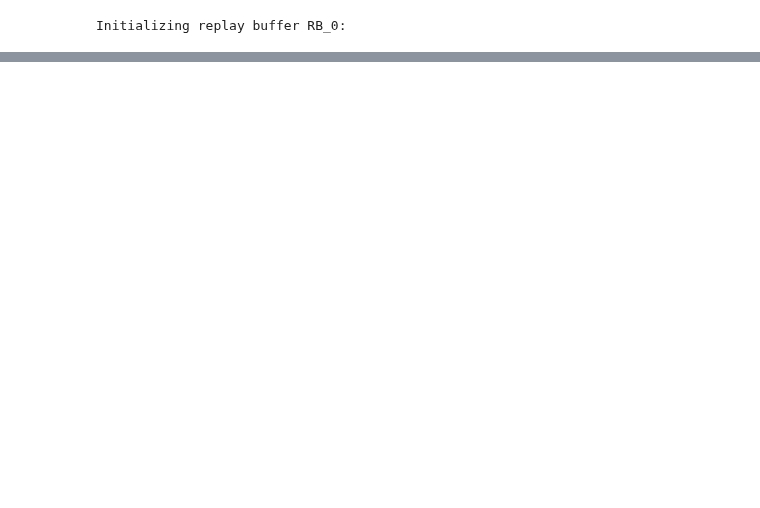
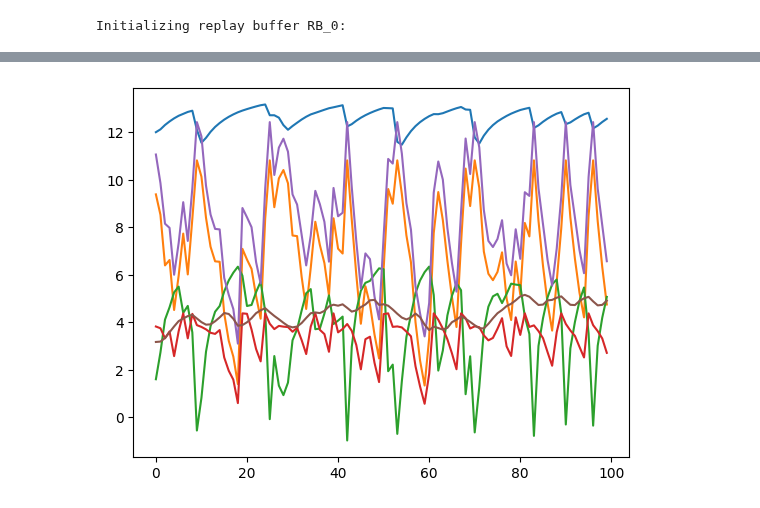
Before and after one commit to SuReLI/hiv_experiment, a Jupyter notebook: 2023/Extra_trees/Extra_trees.ipynb, the cells around one changed output, grey strips where cells are left out. Saved outputs shown, nothing was run; the diff lists cells and outputs as text; code cells hidden in the pictures; blank space fills up the shorter version.

```diff
--- a/2023/Extra_trees/Extra_trees.ipynb
+++ b/2023/Extra_trees/Extra_trees.ipynb
@@ -202,0 +216,12 @@ cum_reward
+# %%
+def plot_tree(states, tree_number):
+    for i in range(6):
+        plt.plot(np.log(states[tree_number, :, i]))
+
+def plot_variable(states, variable_number):
+    for i in range(states.shape[0]):
+        plt.plot(np.log(states[i, :, variable_number]))
+# %%
+plot_tree(states, 4)
+# %% [output]
+[figure, added]
```
Also changed, not shown: parts of 8 cells of this notebook.
